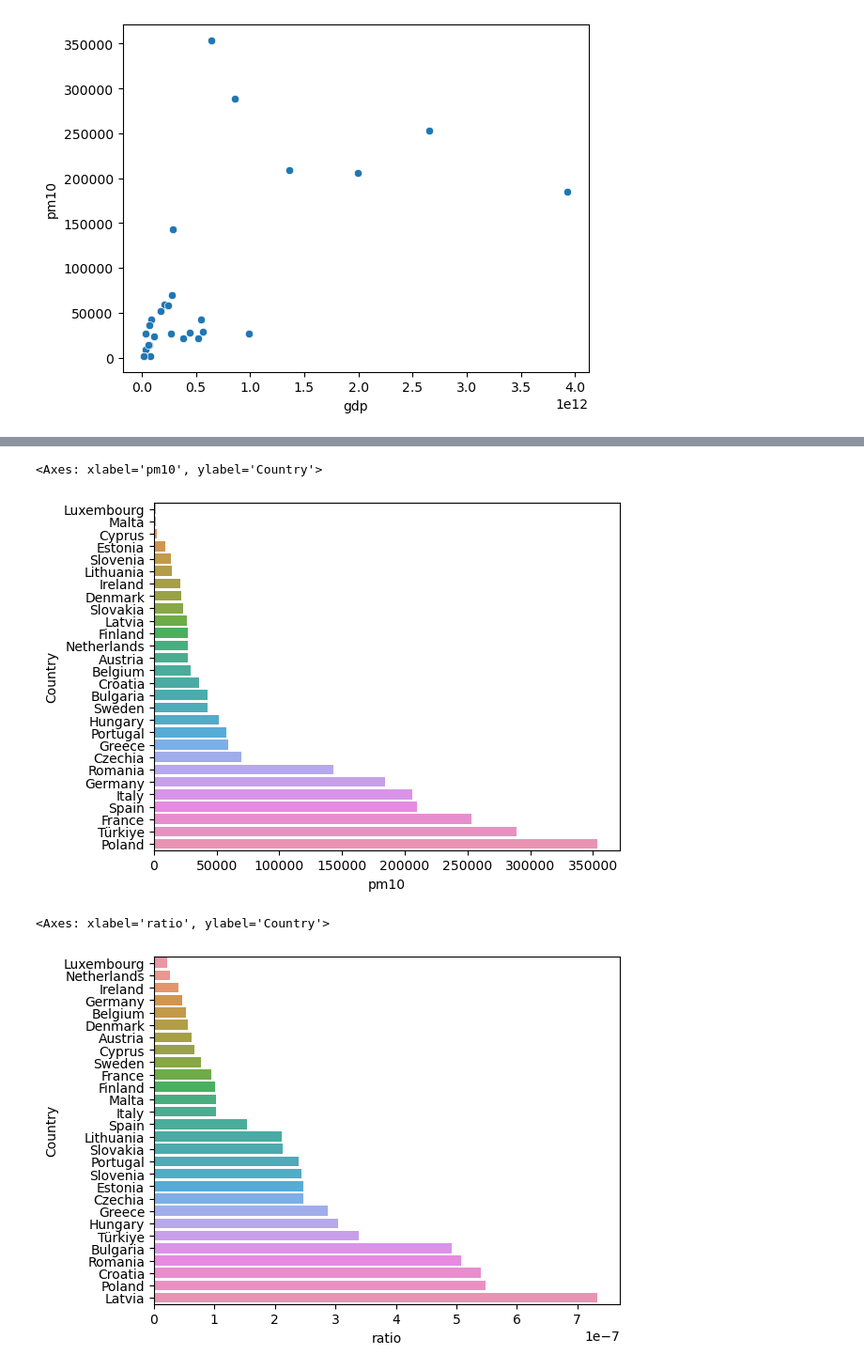
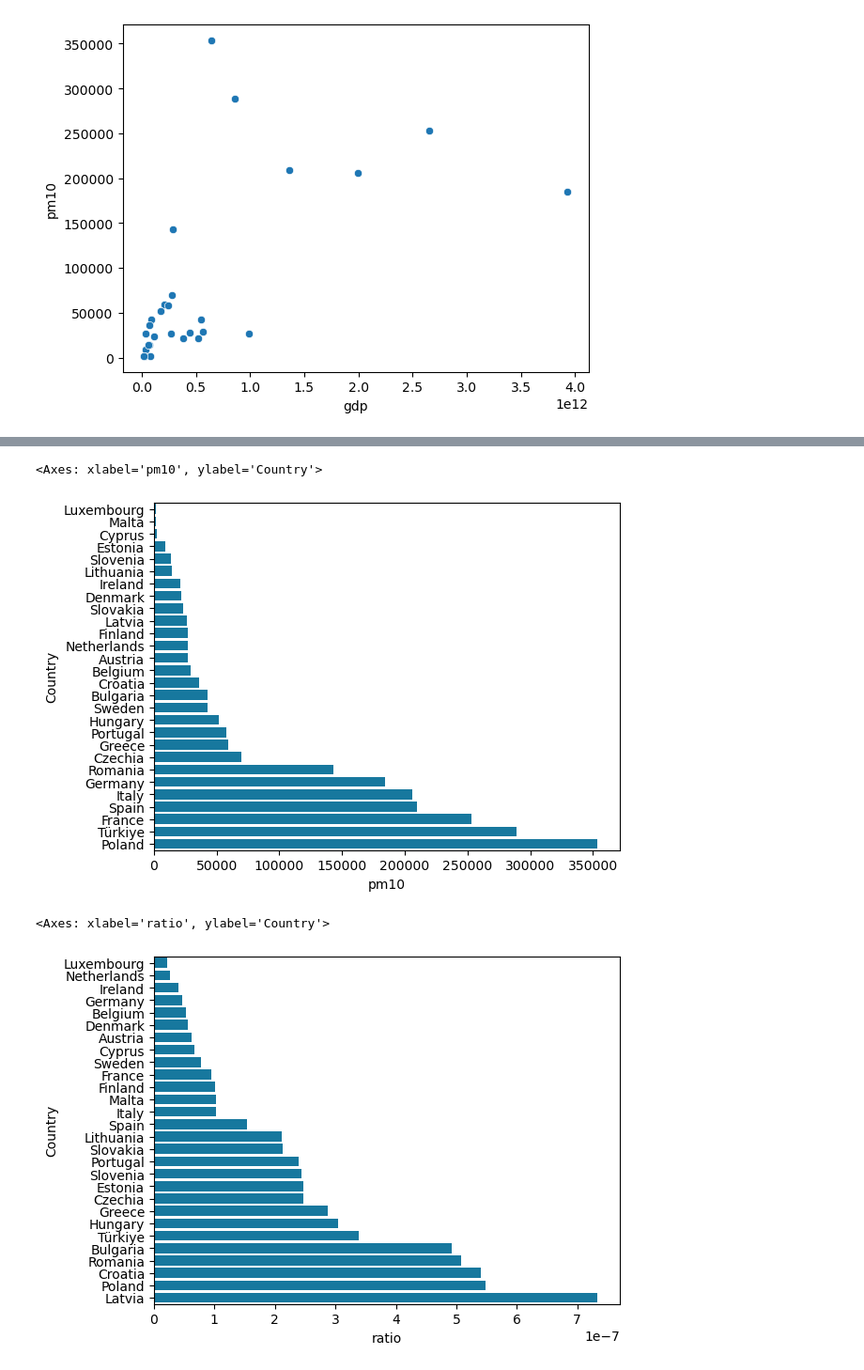
Before and after one commit to schben597/data_science, a Jupyter notebook: eu_gdp/eu_countries_air-Copy1.ipynb, the cells around one changed output, grey strips where cells are left out. Shown at 94% size. Drawn from its saved outputs; the diff is of its cells as text; code cells hidden in the pictures.

```diff
--- a/eu_gdp/eu_countries_air-Copy1.ipynb
+++ b/eu_gdp/eu_countries_air-Copy1.ipynb
@@ -129,4 +129,6 @@ sns.scatterplot(raw_2022, x='gdp', y='pm10')
 [figure]
 # %%
 raw_2022['ratio'] = raw_2022['pm10'] / raw_2022['gdp']
+# %%
+col = dict(zip(raw_2022.dropna().index, ['#0082b4'] * len(raw_2022)))
 # %%
@@ -142,13 +144,13 @@ sns.barplot(raw_2022.reset_index().sort_values('gdp').dropna(), y='Country', x='
 # %%
-sns.barplot(raw_2022.reset_index().sort_values('pm10').dropna(), y='Country', x='pm10')
+sns.barplot(raw_2022.reset_index().sort_values('pm10').dropna(), y='Country', x='pm10', palette=col)
 # %% [output]
 <Axes: xlabel='pm10', ylabel='Country'>
-[figure, old version]
+[figure, new version]
 # %%
-sns.barplot(raw_2022.reset_index().sort_values('ratio').dropna(), y='Country', x='ratio')
+sns.barplot(raw_2022.reset_index().sort_values('ratio').dropna(), y='Country', x='ratio', palette=col)
 # %% [output]
 <Axes: xlabel='ratio', ylabel='Country'>
-[figure, old version]
+[figure, new version]
 # %%
 import matplotlib.pyplot as plt
 
```
Also changed, not shown: parts of 3 cells of this notebook.
